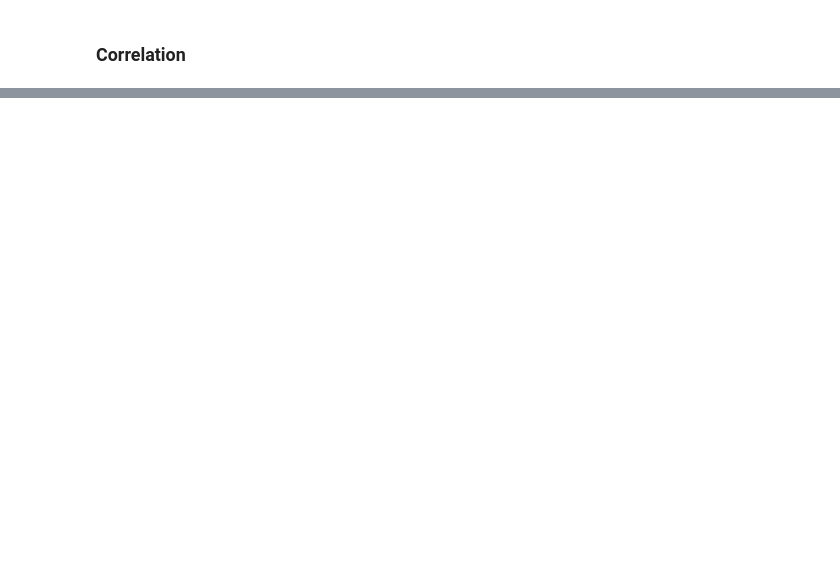
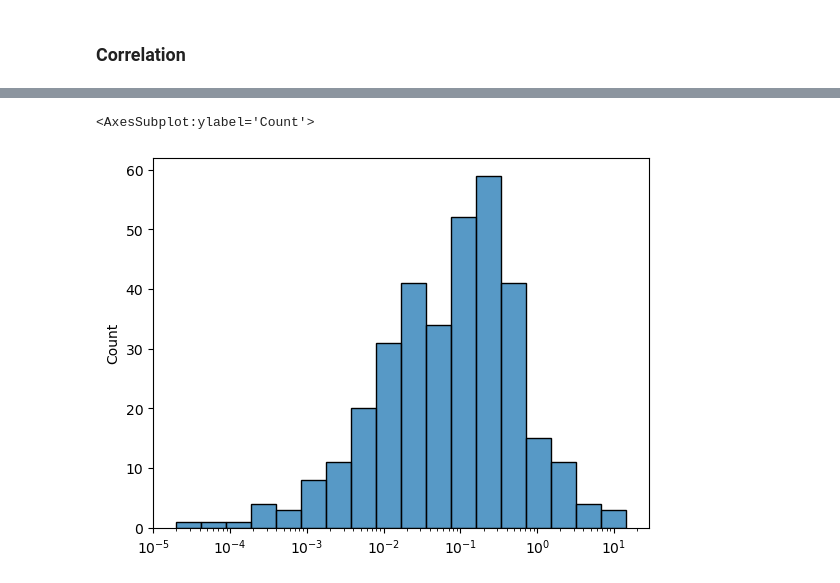
Before and after one commit to art204/fraud-detection, a Jupyter notebook: pre_data_proc.ipynb, the cells around one changed output, grey strips where cells are left out. Cells and saved outputs as stored; diff of their text form; code cells hidden in the pictures; blank space fills up the shorter version.

```diff
--- a/pre_data_proc.ipynb
+++ b/pre_data_proc.ipynb
@@ -138,0 +208,5 @@ X.corr()
+# %%
+sns.histplot(abs(logreg.coef_[0]), log_scale=True)
+# %% [output]
+<AxesSubplot:ylabel='Count'>
+[figure, added]
```
Also changed, not shown: parts of 21 cells of this notebook, 1 other file.
